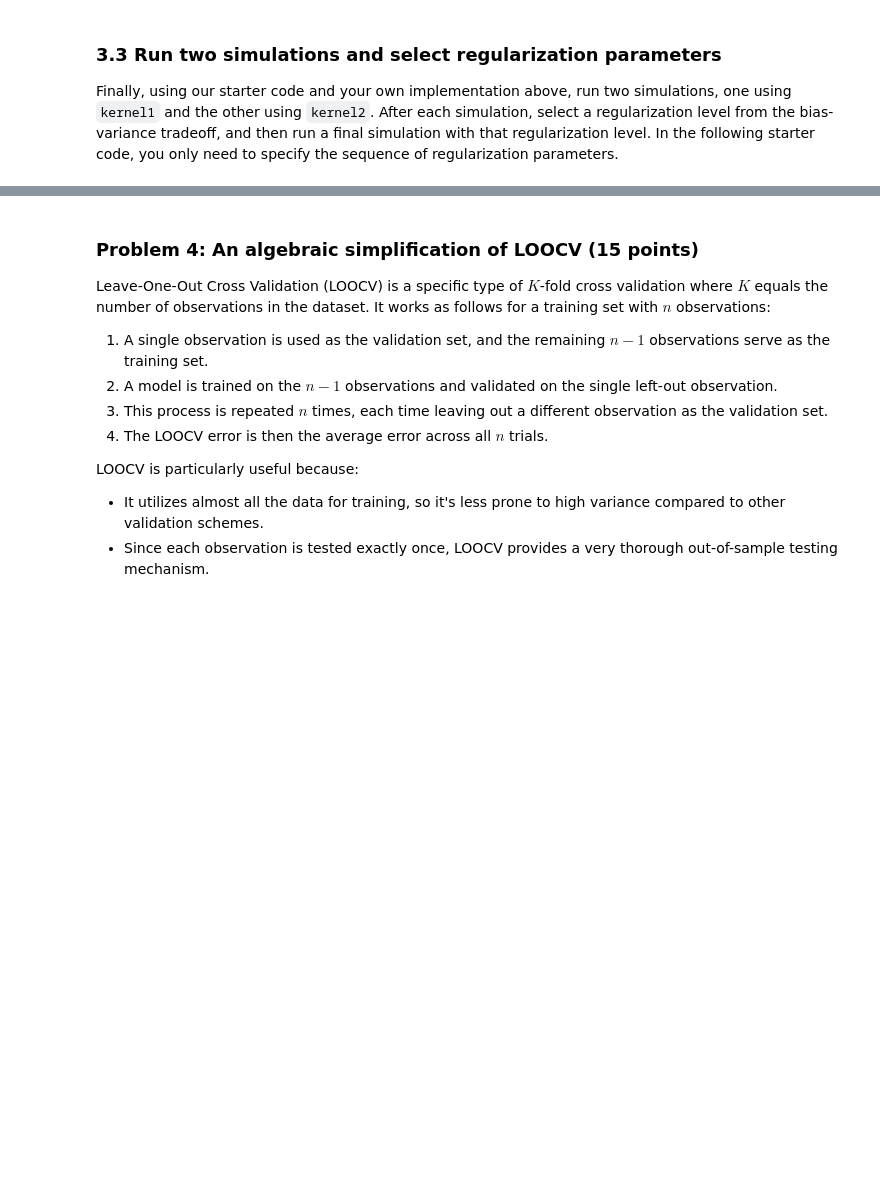
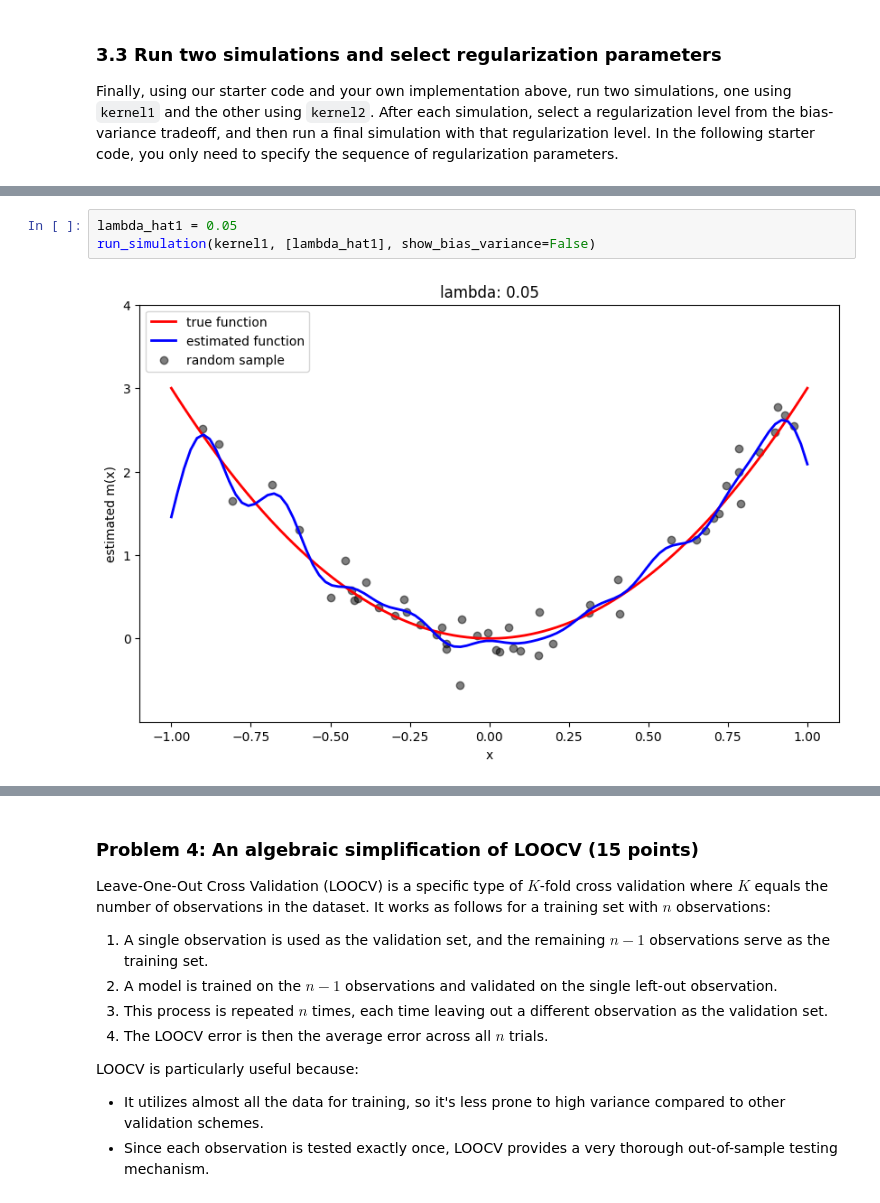
Before and after one commit to Jason-Shuler/machine_learning, a Jupyter notebook: assignments/assn1/assn1.ipynb, the cells around one changed output, grey strips where cells are left out. Drawn from its saved outputs; the diff is of its cells as text; blank space fills up the shorter version.

```diff
--- a/assignments/assn1/assn1.ipynb
+++ b/assignments/assn1/assn1.ipynb
@@ -769,0 +781,5 @@ run_simulation(kernel2, lmbdas)
+# %%
+lambda_hat1 = 0.05
+run_simulation(kernel1, [lambda_hat1], show_bias_variance=False)
+# %% [output]
+[figure, added]
```
Also changed, not shown: parts of 17 cells of this notebook.
